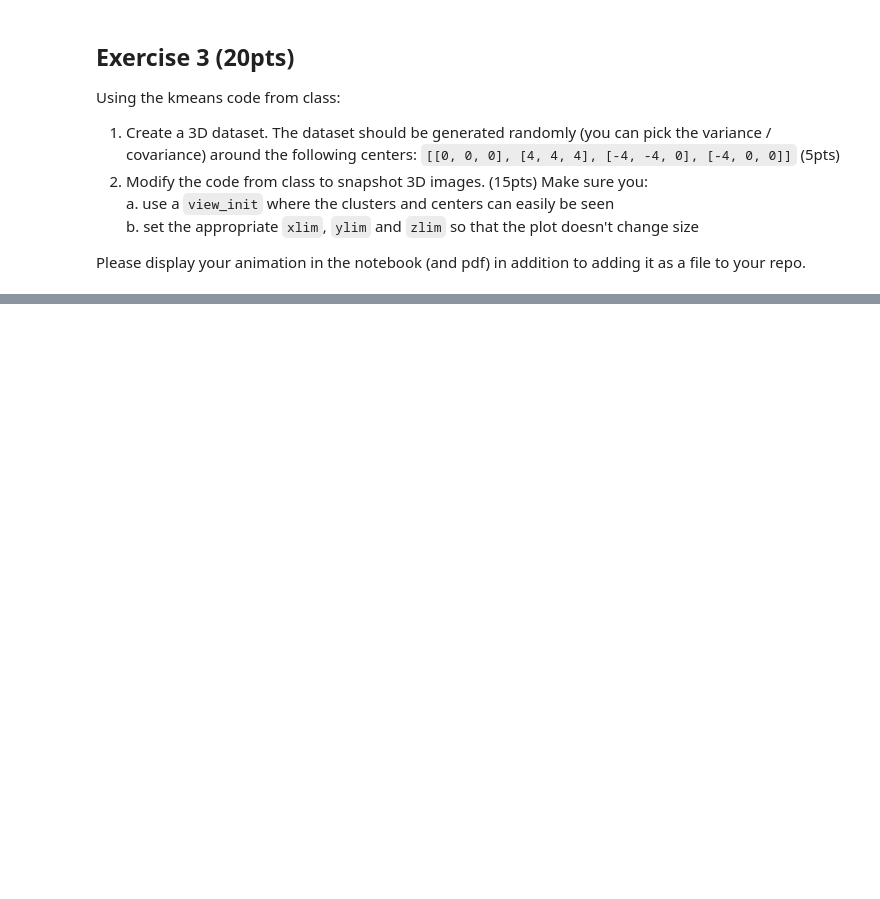
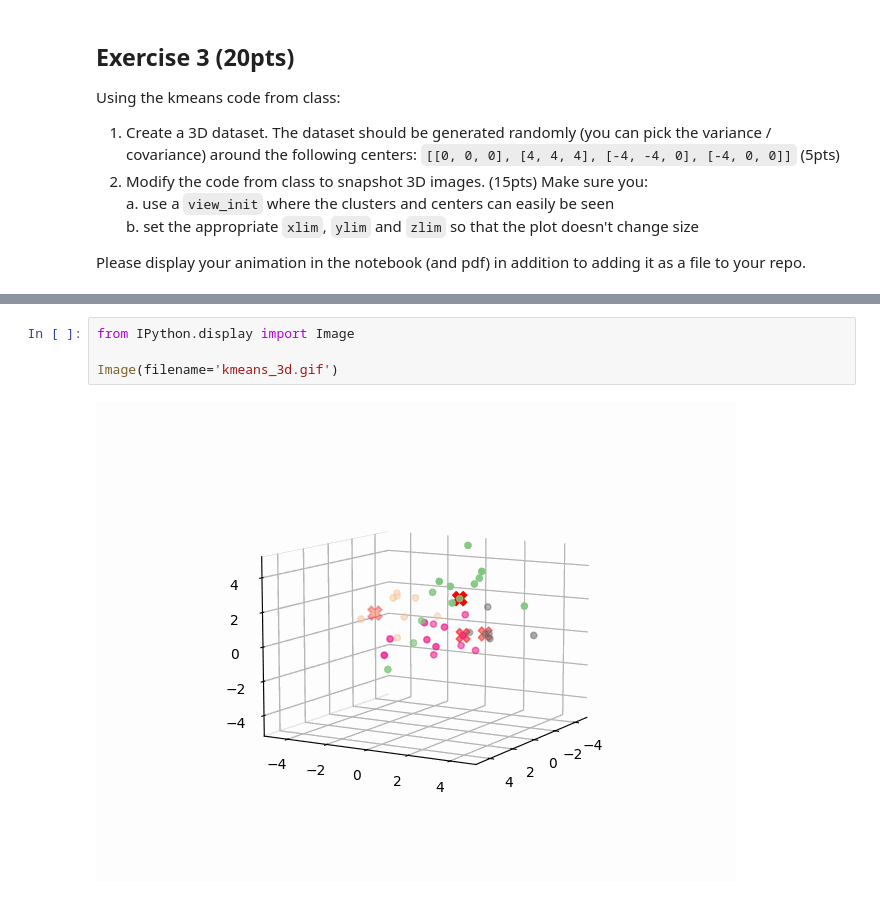
Before and after one commit to munirsidd/cs506, a Jupyter notebook: Homeworks/Homework 1/homework1.ipynb, the cells around one changed output, grey strips where cells are left out. Cells and saved outputs as stored; diff of their text form; blank space fills up the shorter version.

```diff
--- a/Homeworks/Homework 1/homework1.ipynb
+++ b/Homeworks/Homework 1/homework1.ipynb
@@ -616,0 +644,6 @@ AttributeError: 'Figure' object has no attribute 'save'
+# %%
+from IPython.display import Image
+
+Image(filename='kmeans_3d.gif')
+# %% [output]
+[figure, added]
```
Also changed, not shown: parts of 14 cells of this notebook, 2 other files.
